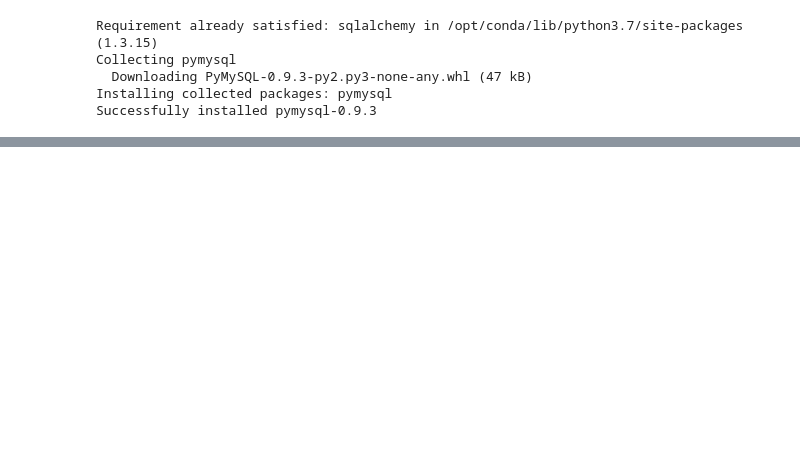
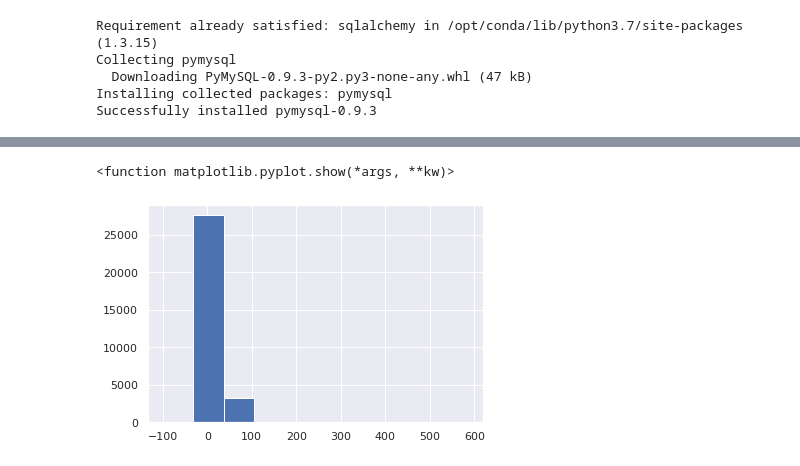
Before and after one commit to flph2/fiap_hackaton, a Jupyter notebook: notebooks/felipe_santos.ipynb, the cells around one changed output, grey strips where cells are left out. Saved outputs shown, nothing was run; the diff lists cells and outputs as text; code cells hidden in the pictures; blank space fills up the shorter version.

```diff
--- a/notebooks/felipe_santos.ipynb
+++ b/notebooks/felipe_santos.ipynb
@@ -28,0 +76,7 @@ pageViews.head()
+# %%
+plt.figure()
+plt.hist(perfilCliente.Rentabilidade12Meses)
+plt.show
+# %% [output]
+<function matplotlib.pyplot.show(*args, **kw)>
+[figure, added]
```
Also changed, not shown: parts of 9 cells of this notebook, 5 other files.
